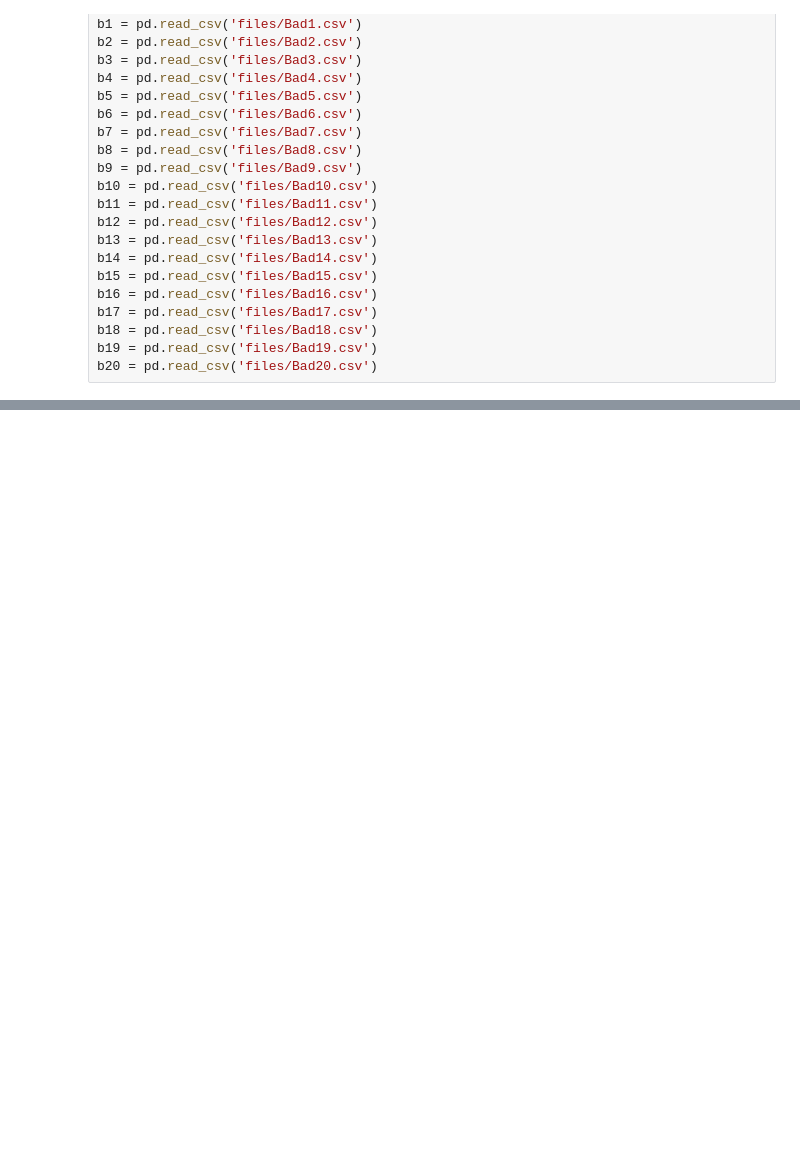
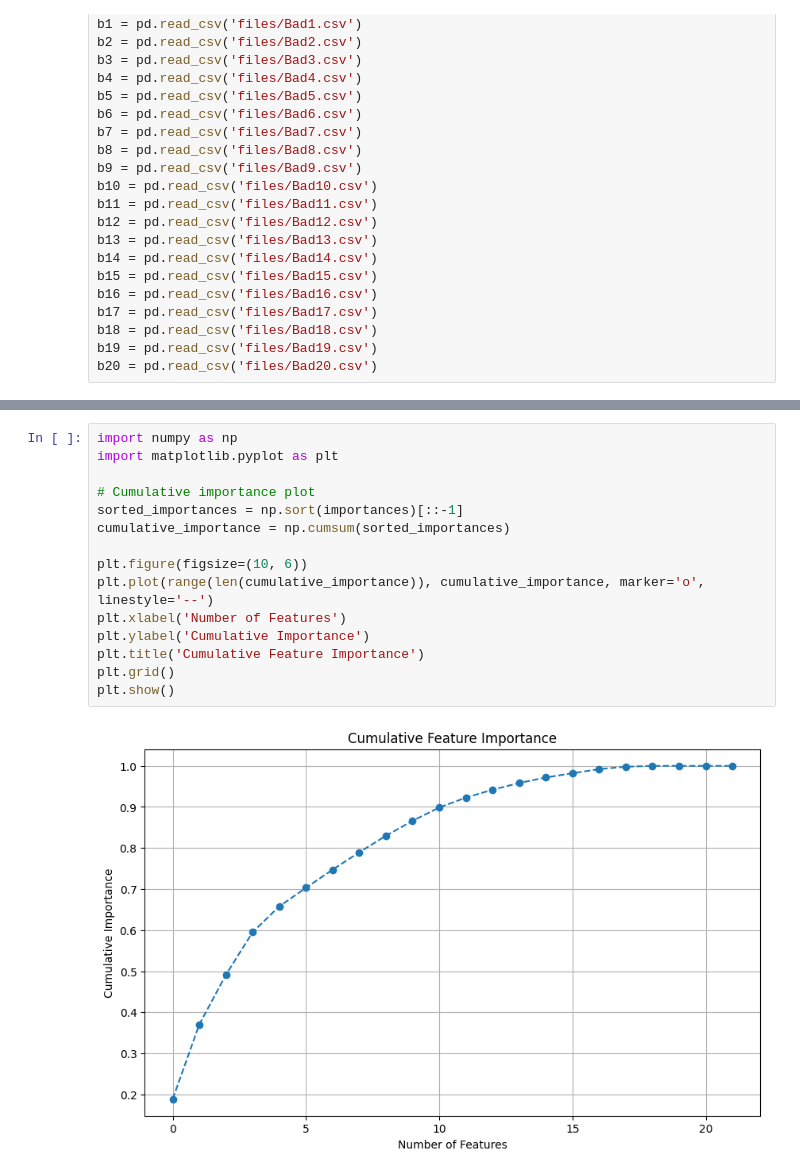
Before and after one commit to M6402334art/Yoom-s-project, a Jupyter notebook: EDA.ipynb, the cells around one changed output, grey strips where cells are left out. Drawn from its saved outputs; the diff is of its cells as text; blank space fills up the shorter version.

```diff
--- a/EDA.ipynb
+++ b/EDA.ipynb
@@ -59,0 +551,17 @@ b20 = pd.read_csv('files/Bad20.csv')
+# %%
+import numpy as np
+import matplotlib.pyplot as plt
+
+# Cumulative importance plot
+sorted_importances = np.sort(importances)[::-1]
+cumulative_importance = np.cumsum(sorted_importances)
+
+plt.figure(figsize=(10, 6))
+plt.plot(range(len(cumulative_importance)), cumulative_importance, marker='o', linestyle='--')
+plt.xlabel('Number of Features')
+plt.ylabel('Cumulative Importance')
+plt.title('Cumulative Feature Importance')
+plt.grid()
+plt.show()
+# %% [output]
+[figure, added]
```
Also changed, not shown: parts of 13 cells of this notebook, 6 other files.
